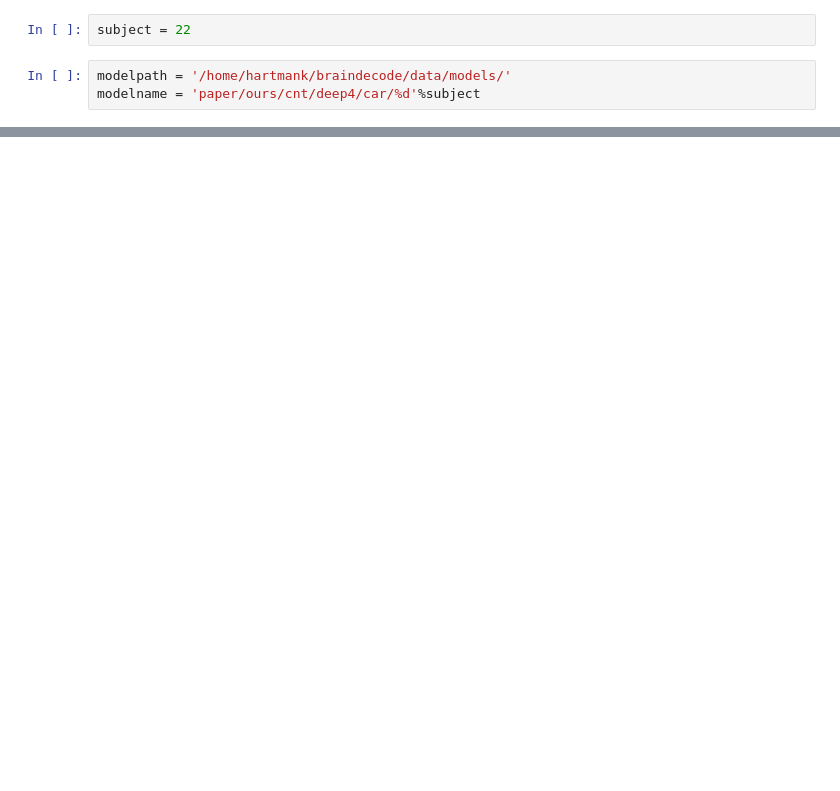
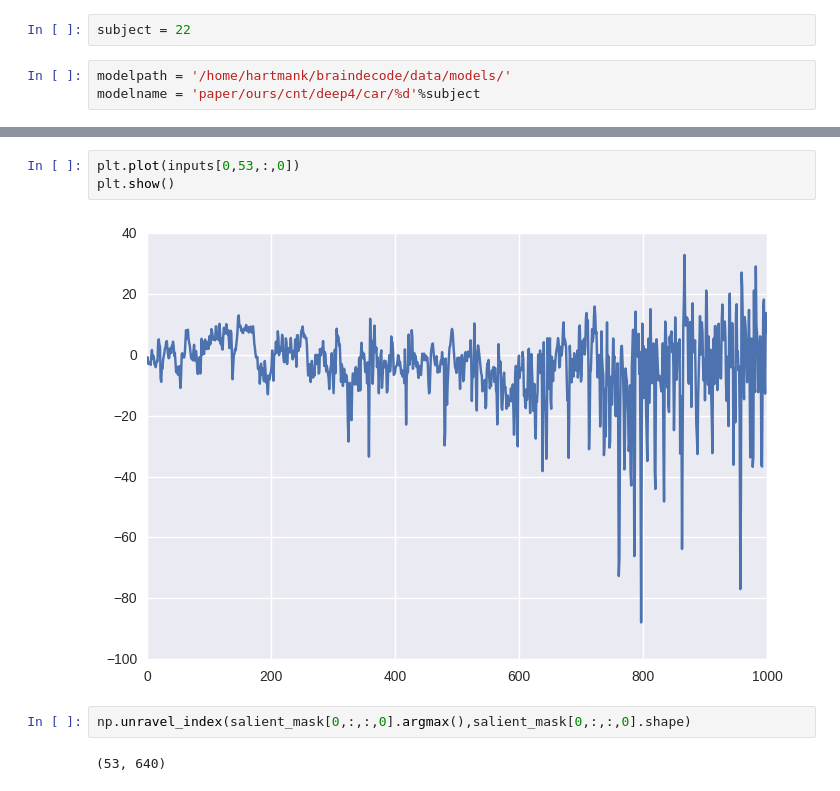
Before and after one commit to kahartma/convvisual, a Jupyter notebook: notebooks/Untitled.ipynb, the cells around one changed output, grey strips where cells are left out. Cells and saved outputs as stored; diff of their text form; blank space fills up the shorter version.

```diff
--- a/notebooks/Untitled.ipynb
+++ b/notebooks/Untitled.ipynb
@@ -21,0 +133,9 @@ NameError: name 'load_exp_and_model' is not defined
+# %%
+plt.plot(inputs[0,53,:,0])
+plt.show()
+# %% [output]
+[figure, added]
+# %%
+np.unravel_index(salient_mask[0,:,:,0].argmax(),salient_mask[0,:,:,0].shape)
+# %% [output]
+(53, 640)
```
Also changed, not shown: parts of 13 cells of this notebook, 5 other files.
